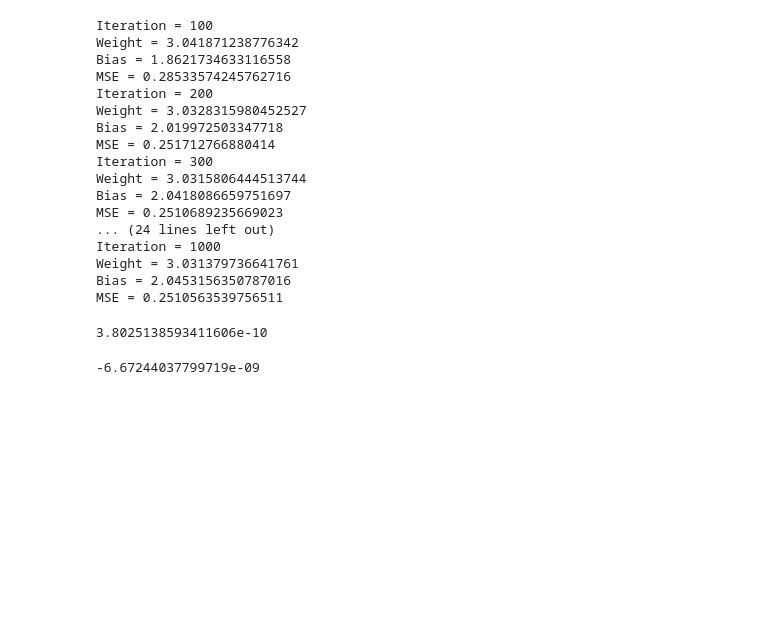
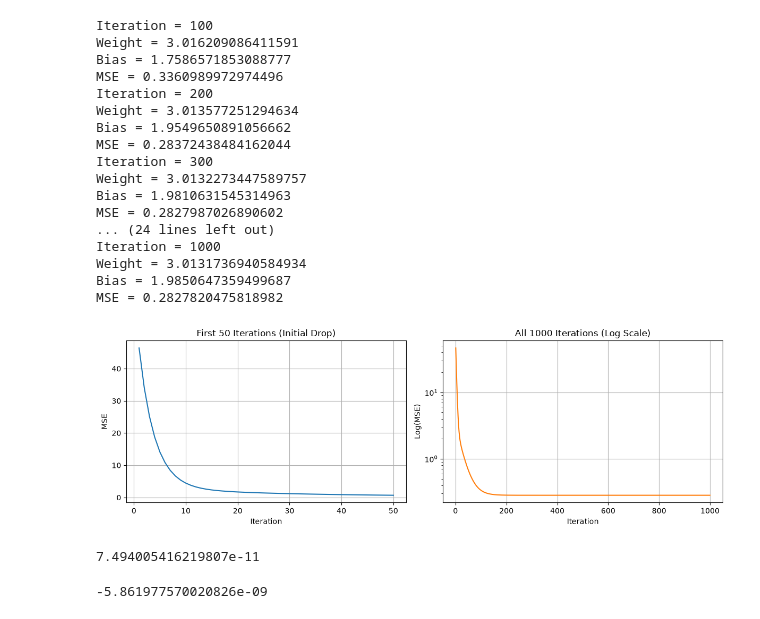
Before and after one commit to Bryan1805a/ATLAS, a Jupyter notebook: src/learning.ipynb, the cells around one changed output. Cells and saved outputs as stored; diff of their text form; code cells hidden in the pictures; blank space fills up the shorter version.

```diff
--- a/src/learning.ipynb
+++ b/src/learning.ipynb
@@ -28,43 +28,74 @@ def derivative_bias(predictions, outputs):
 # %%
 # Update weight and bias
 def gradient_descent(inputs, weight, bias, outputs, learning_rate, iteration):
+    loss_history = []
     for i in range(1, iteration + 1):
-        new_predict = predictions(inputs, weight, bias)
-        new_loss = mse_calculation(new_predict, outputs)
+        predict = predictions(inputs, weight, bias)
+        loss = mse_calculation(predict, outputs)
+        loss_history.append(loss)
 
-        weight -= learning_rate * derivative_weight(new_predict, outputs, inputs)
-        bias -= learning_rate * derivative_bias(new_predict, outputs)
+        weight -= learning_rate * derivative_weight(predict, outputs, inputs)
+        bias -= learning_rate * derivative_bias(predict, outputs)
 
         if (i % 100 == 0):
             print("Iteration = " + str(i))
             print("Weight = " + str(weight))
             print("Bias = " + str(bias))
-            print("MSE = " + str(new_loss))
+            print("MSE = " + str(loss))
 
-    return weight, bias
+    return weight, bias, loss_history
 # %%
+# Re-initialize weight and bias so training starts fresh
+weight = rng.random()
+bias = rng.random()
+
 learning_rate = 0.01
 iteration = 1000
 
-weight, bias = gradient_descent(inputs, weight, bias, outputs, learning_rate, iteration)
+weight, bias, loss_history = gradient_descent(inputs, weight, bias, outputs, learning_rate, iteration)
 # %% [output]
 Iteration = 100
-Weight = 3.041871238776342
-Bias = 1.8621734633116558
-MSE = 0.28533574245762716
+Weight = 3.016209086411591
+Bias = 1.7586571853088777
+MSE = 0.3360989972974496
 Iteration = 200
-Weight = 3.0328315980452527
-Bias = 2.019972503347718
-MSE = 0.251712766880414
+Weight = 3.013577251294634
+Bias = 1.9549650891056662
+MSE = 0.28372438484162044
 Iteration = 300
-Weight = 3.0315806444513744
-Bias = 2.0418086659751697
-MSE = 0.2510689235669023
+Weight = 3.0132273447589757
+Bias = 1.9810631545314963
+MSE = 0.2827987026890602
 ... (24 lines left out)
 Iteration = 1000
-Weight = 3.031379736641761
-Bias = 2.0453156350787016
-MSE = 0.2510563539756511
+Weight = 3.0131736940584934
+Bias = 1.9850647359499687
+MSE = 0.2827820475818982
+# %%
+import matplotlib.pyplot as plt
+
+# Visualise MSE
+fig, (ax1, ax2) = plt.subplots(1, 2, figsize=(12, 4))
+
+# First 50 iterations: rapid initial drop
+ax1.plot(range(1, 51), loss_history[:50], color="tab:blue")
+ax1.set_title("First 50 Iterations (Initial Drop)")
+ax1.set_xlabel("Iteration")
+ax1.set_ylabel("MSE")
+ax1.grid(True)
+
+# All 1000 iterations: log scale to see subtle convergence
+ax2.plot(range(1, len(loss_history) + 1), loss_history, color="tab:orange")
+ax2.set_yscale("log")
+ax2.set_title("All 1000 Iterations (Log Scale)")
+ax2.set_xlabel("Iteration")
+ax2.set_ylabel("Log(MSE)")
+ax2.grid(True)
+
+plt.tight_layout()
+plt.show()
+# %% [output]
+[figure, added]
 # %%
 # central difference numerical differentiation for the weight.
 def central_difference_weight(inputs, weight, bias, outputs, eps = 1e-5):
@@ -76,7 +107,7 @@ def central_difference_weight(inputs, weight, bias, outputs, eps = 1e-5):
 difference_weight = central_difference_weight(inputs, weight, bias, outputs)
 print(difference_weight)
 # %% [output]
-3.8025138593411606e-10
+7.494005416219807e-11
 # %%
 def central_difference_bias(inputs, weight, bias, outputs, eps = 1e-5):
     loss_plus = mse_calculation(predictions(inputs, weight, bias + eps), outputs)
@@ -88,7 +119,7 @@ difference_bias = central_difference_bias(inputs, weight, bias, outputs)
 
 print(difference_bias)
 # %% [output]
--6.67244037799719e-09
+-5.861977570020826e-09
 # %%
 # Calculate analytical gradients
 pred = predictions(inputs, weight, bias)
```
Also changed, not shown: parts of 1 cell of this notebook, 2 other files.
